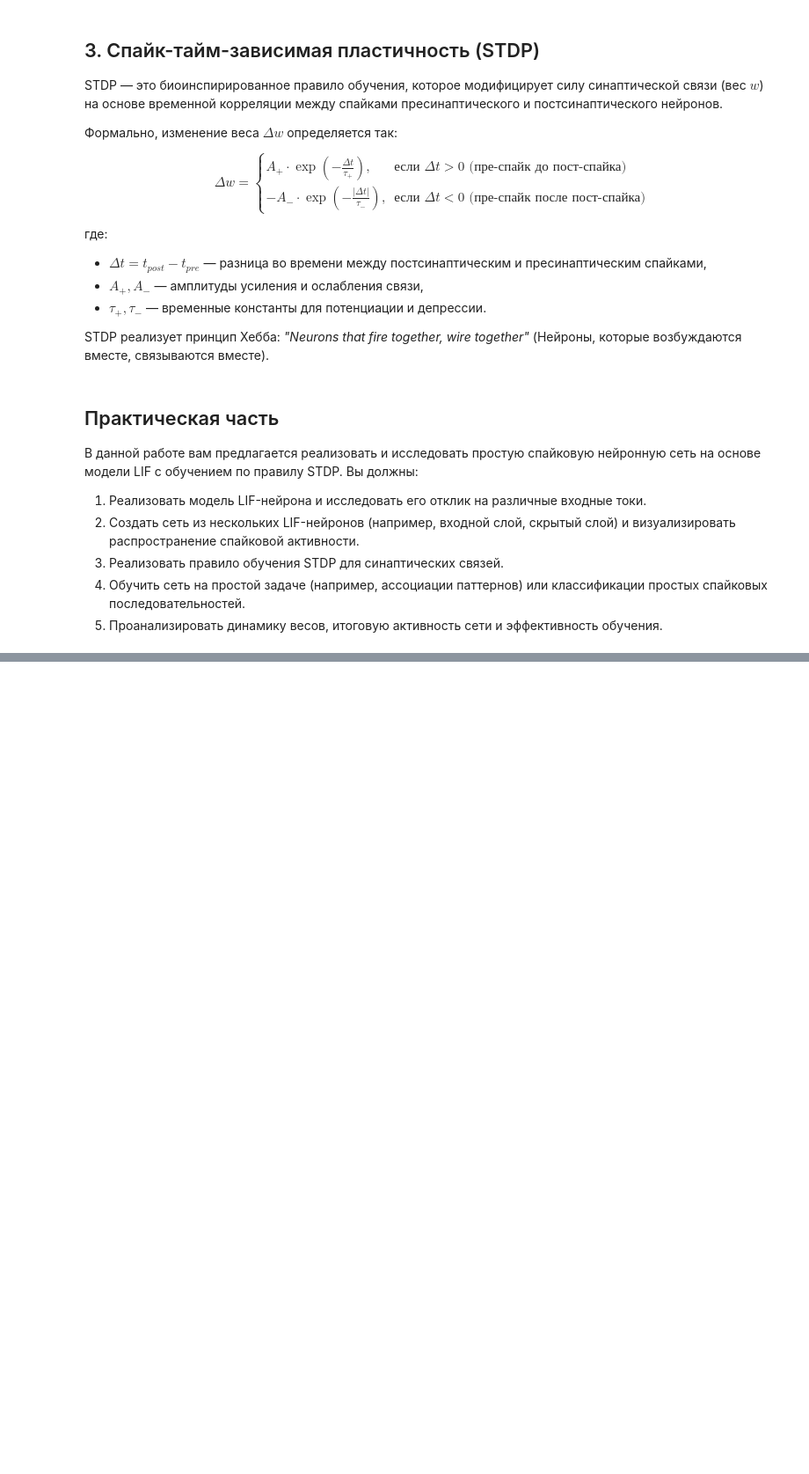
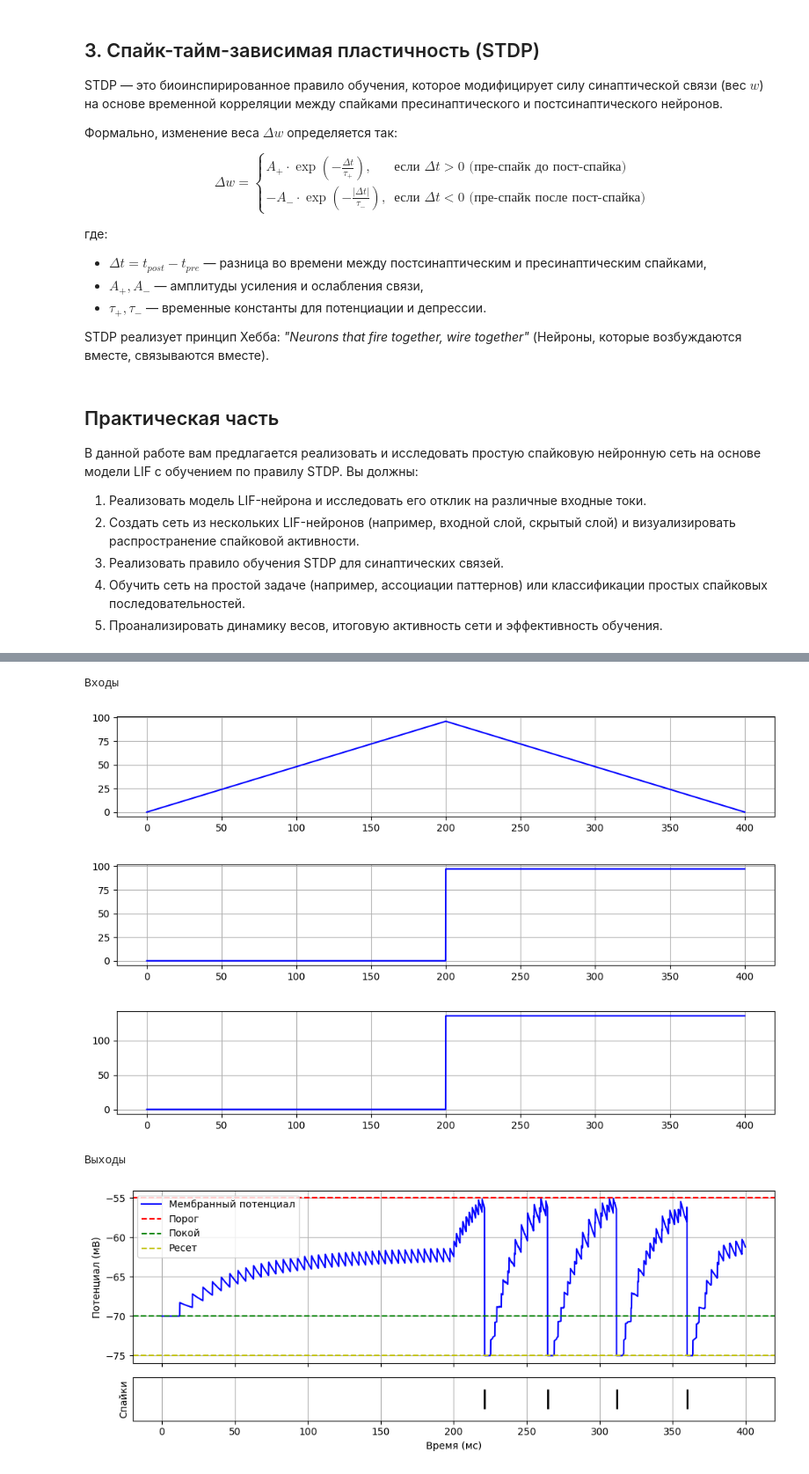
Before and after one commit to TheTangerineOwl/NN_Lab2, a Jupyter notebook: SNN.ipynb, the cells around one changed output, grey strips where cells are left out. Shown at 88% size. Saved outputs shown, nothing was run; the diff lists cells and outputs as text; code cells hidden in the pictures; blank space fills up the shorter version.

```diff
--- a/SNN.ipynb
+++ b/SNN.ipynb
@@ -84,12 +84,18 @@ class LIFNeuron:
         self.v = self.v_rest
         self.refractory_until = 0
         self.spike_times = []
+        self.spike = False
+        self.v_trace = []
 
     def step(self, I_inj: float, dt: float, t: float) -> bool:
         """Один шаг интегрирования. Возвращает True, если был спайк."""
+        self.spike = False
         # Проверка рефрактерности
         if t < self.refractory_until:
             self.v = self.v_reset
+
+            self.v_trace.append(self.v)
+
             return False
 
         # Интегрирование уравнения LIF (простая Эйлерова схема)
@@ -101,5 +107,10 @@ class LIFNeuron:
             self.v = self.v_reset
             self.refractory_until = t + self.tau_ref
             self.spike_times.append(t)
-            return True
-        return False
+
+            # self.v_trace.append(self.v)
+            self.spike = True
+            # return True
+
+        self.v_trace.append(self.v)
+        return self.spike
@@ -181,7 +209,7 @@ def timeplot(t_range, arr, label='', height=3):
     fig = plt.figure(figsize=(10, height))
     plt.plot(t_range, arr, 'b', label=label)
     plt.ylabel(label)
-    plt.legend()
+    # plt.legend()
     plt.grid(True)
     plt.tight_layout()
     plt.show()
@@ -302,0 +282,58 @@ if __name__ == "__main__":
+# %%
+# Пример использования: ответ на постоянный ток
+if __name__ == "__main__":
+    dt = 0.1
+    T = 400
+
+    t_range = np.arange(0, T, dt)
+    # I_inj = np.zeros_like(t_range)
+    # I_inj[(t_range > 50) & (t_range < 150)] = 3.0  # nA
+
+    n_inputs = 3
+    n_outputs = 1
+
+    I_inj = [
+        # get_I_from_type(t_range, 'step', A=10, f=5),
+        # get_I_from_type(t_range, 'triangle', A=10, f=5)
+    ]
+
+    # f=np.random.randint(1,11)
+    f=1
+    for i in range(n_inputs):
+        signal = np.random.choice(['sin', 'step', 'triangle'])
+        I_inj.append(get_I_from_type(t_range, signal, A=np.random.randint(50,151), f=f))
+
+    # for i in range(n_inputs):
+    #     I_inj.append(get_I_from_type(t_range, 'sin', A=100, f=10, b=(-i+2)/2))
+
+    # weights = SNNNetwork.init_weights(n_inputs, n_outputs, set=True, set_value=100)#, normal=False, A=150)
+    weights = SNNNetwork.init_weights(n_inputs, n_outputs, set=False, normal=False, A=50)#, normal=False, A=150)
+
+    model = SNNNetwork(n_inputs, n_outputs, t_range, I_inj, weights, dt)
+
+    # model.T = T
+    model.A_p = 0.12
+    model.A_m = 0.12 * 1.1
+    model.tau_p = 0.01
+    model.tau_m = 0.02
+
+    model.simulate()
+
+    print('Входы')
+    for i in range(n_inputs):
+        timeplot(model.t_range, I_inj[i], height=2)
+        # plot_neuron_activity(model.t_range, model.inputs[i].v_trace, model.inputs[i].spike_times)
+    # print('megasum')
+    # timeplot(model.t_range, I_inj[0] + I_inj[1] + I_inj[2], height=2)
+    print('Выходы')
+    for j in range(n_outputs):
+        # for i in range(n_inputs):
+            # timeplot(model.t_range, model.weight_history[i][j], height=2)
+        plot_neuron_activity(model.t_range, model.outputs[j].v_trace, model.outputs[j].spike_times)
+# %% [output]
+Входы
+[figure, added]
+[figure, added]
+[figure, added]
+Выходы
+[figure, added]
```
Also changed, not shown: parts of 5 cells of this notebook.
